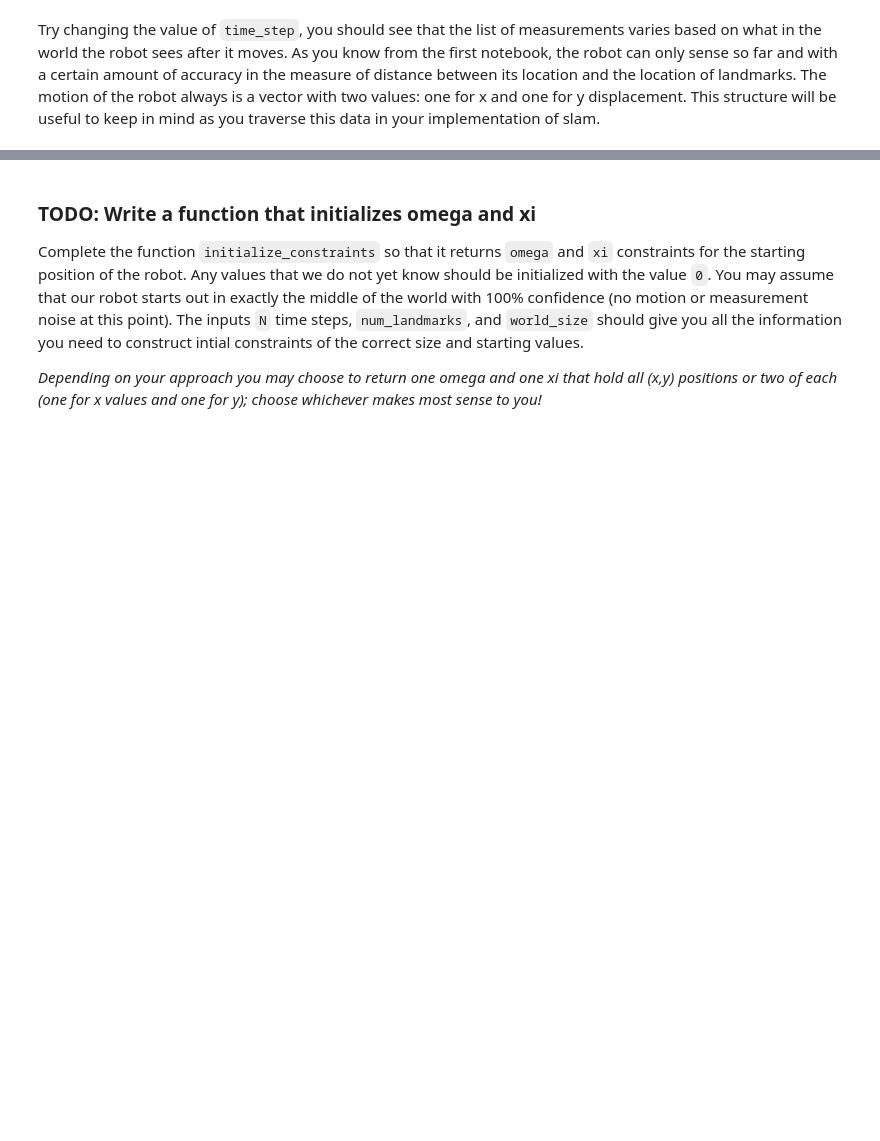
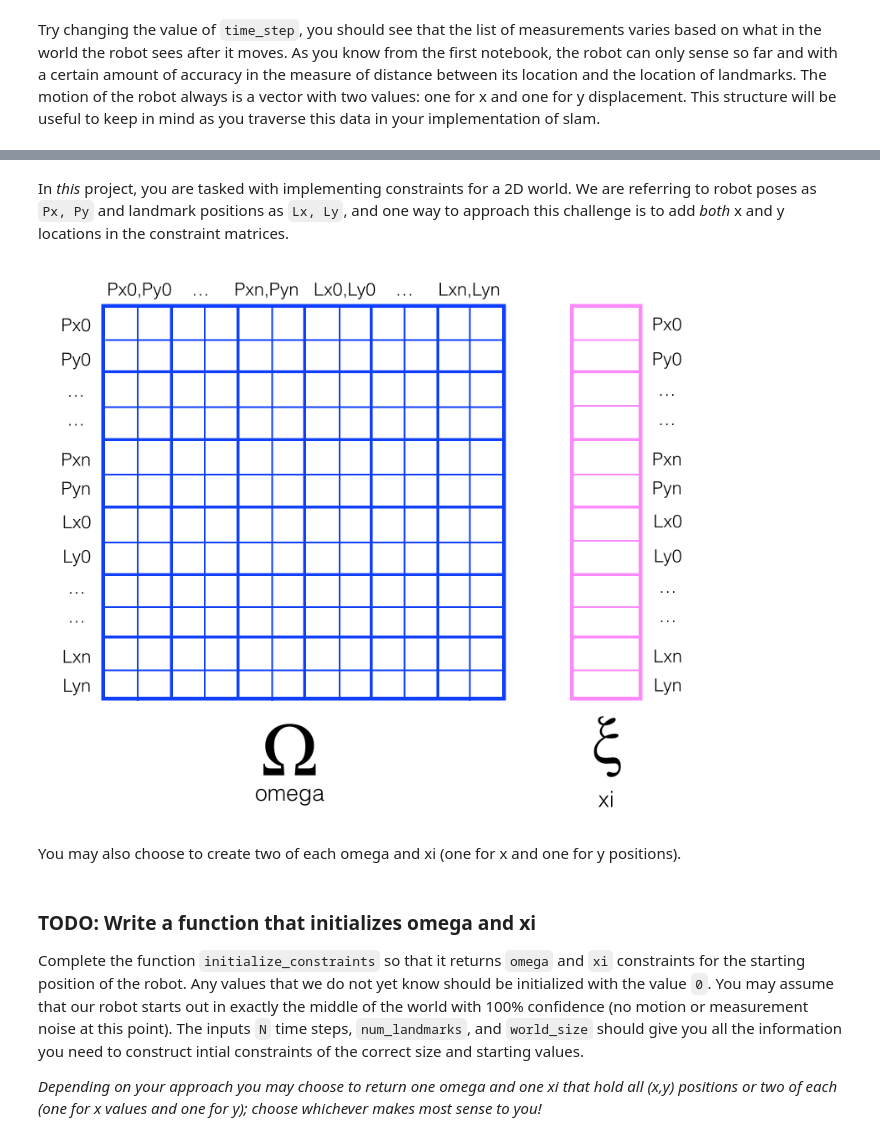
Before and after one commit to rabbiahmed/Implement-SLAM, a Jupyter notebook: 3. Landmark Detection and Tracking.ipynb, the cells around one changed output, grey strips where cells are left out. Saved outputs shown, nothing was run; the diff lists cells and outputs as text; code cells hidden in the pictures; blank space fills up the shorter version.

```diff
--- a/3. Landmark Detection and Tracking.ipynb
+++ b/3. Landmark Detection and Tracking.ipynb
@@ -106,3 +102,11 @@ You may also choose to create two of each omega and xi (one for x and one for y
+# %% [markdown]
+In *this* project, you are tasked with implementing constraints for a 2D world. We are referring to robot poses as `Px, Py` and landmark positions as `Lx, Ly`, and one way to approach this challenge is to add *both* x and y locations in the constraint matrices.
+# %%
+Image(filename="images/constraints2D.png")
+# %% [output]
+[figure, added]
+# %% [markdown]
+You may also choose to create two of each omega and xi (one for x and one for y positions).
 # %% [markdown]
 ### TODO: Write a function that initializes omega and xi
 
```
Also changed, not shown: parts of 2 cells of this notebook.
